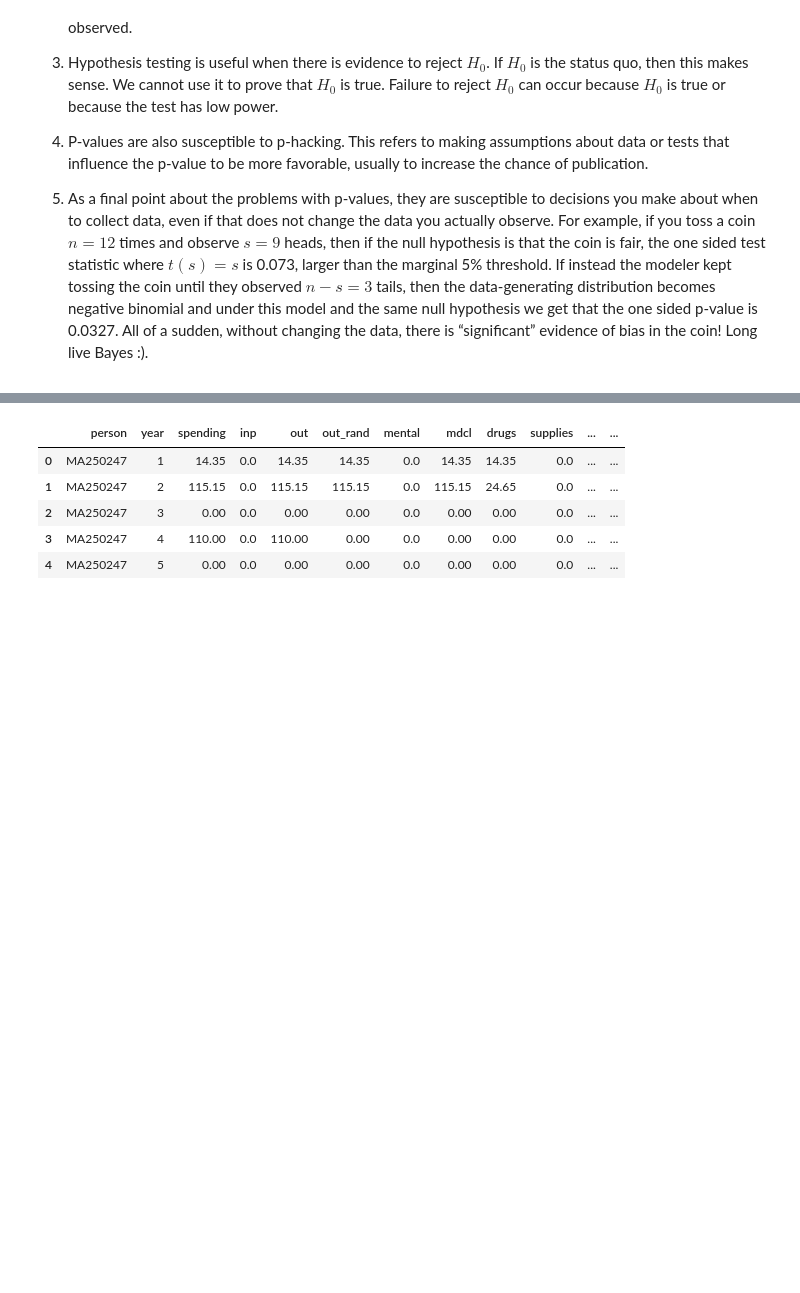
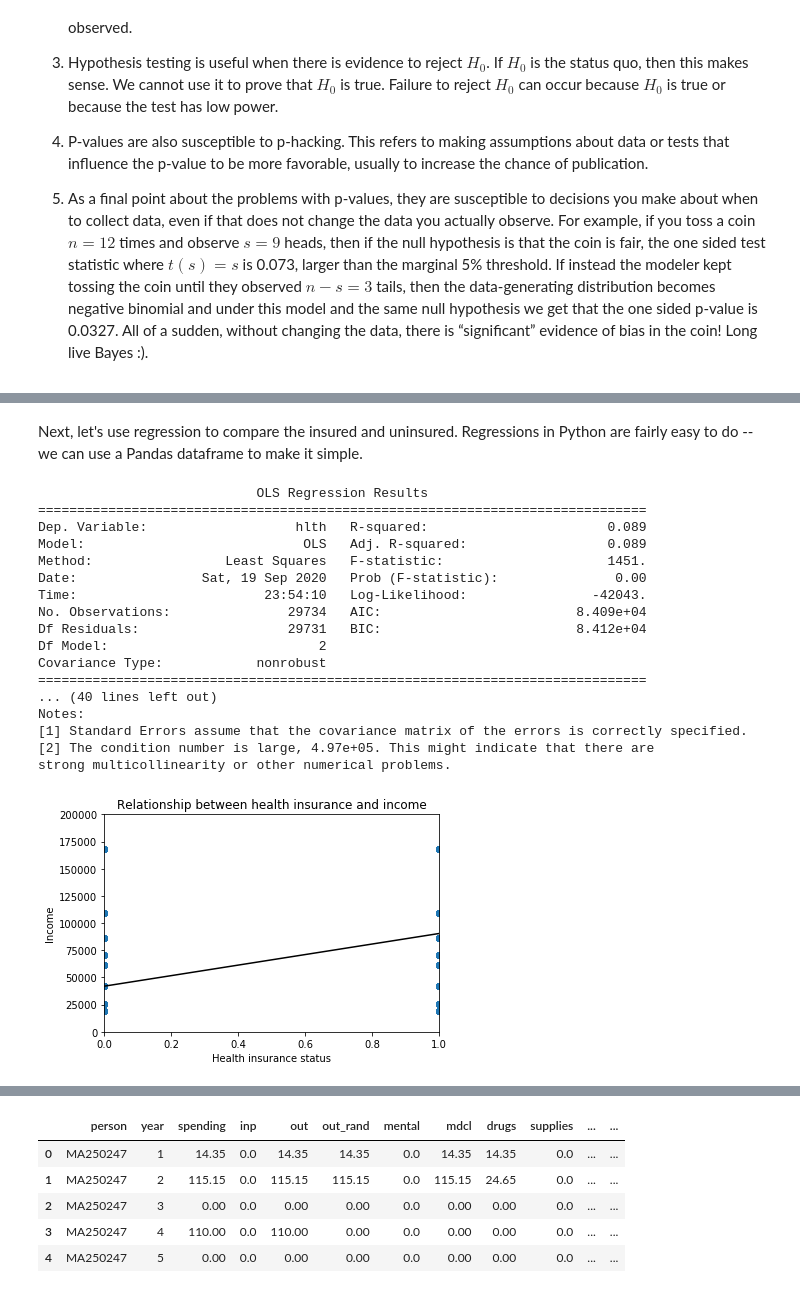
Before and after one commit to HarvardOpenData/Bootcamp-Statistics, a Jupyter notebook: Statistics_Bootcamp_Solutions.ipynb, the cells around one changed output, grey strips where cells are left out. Saved outputs shown, nothing was run; the diff lists cells and outputs as text; code cells hidden in the pictures; blank space fills up the shorter version.

```diff
--- a/Statistics_Bootcamp_Solutions.ipynb
+++ b/Statistics_Bootcamp_Solutions.ipynb
@@ -346,0 +319,5 @@ The first question to be answered when thinking about causal effects is thus alw
+# %%
+import pandas as pd
+
+nhis = pd.read_csv("NHIS2009_clean.csv")
+nhis.head()
@@ -347,2 +332,70 @@ The first question to be answered when thinking about causal effects is thus alw
+# %% [markdown]
+Next, let's use regression to compare the insured and uninsured. Regressions in Python are fairly easy to do -- we can use a Pandas dataframe to make it simple.
+# %%
+import statsmodels.api as sm
+
+# we need to add a column of 1s to our dataset to give us a "constant"
+nhis['const'] = 1
+# endog is our outcome variable -- here, it's health
+# exog is our X -- here, insurance status
+reg1 = sm.OLS(endog=nhis['hlth'], exog=nhis[['const', 'hi', 'age']], \
+    missing='drop')
+# next we need to fit our results
+results = reg1.fit()
+# finally, summarize:
+print(results.summary())
+
+## adding in controls shows our result seems to be fairly robust:
+reg2 = sm.OLS(endog=nhis['hlth'], exog=nhis[['const', 'hi', 'age', 'inc', 'empl']], \
+    missing='drop')
+# next we need to fit our results
+results2 = reg2.fit()
+# finally, summarize:
+print(results2.summary())
+
+## We can fit a line to points on a graph.
+## Let's do that to look at income and health insurance:
+# Dropping NA's is required to use numpy's polyfit
+nhis_subset = nhis.dropna(subset=['inc', 'hi'])
+
+X = nhis_subset['hi']
+y = nhis_subset['inc']
+
+# add markers
+fig, ax = plt.subplots()
+ax.scatter(X, y, marker='o')
+
+# Fit a linear trend line
+ax.plot(np.unique(X),
+         np.poly1d(np.polyfit(X, y, 1))(np.unique(X)),
+         color='black')
+
+# hi is a binary from 0 to 1
+ax.set_xlim([0,1])
+# health can range from zero to 5
+ax.set_ylim([0,200000])
+ax.set_xlabel('Health insurance status')
+ax.set_ylabel('Income')
+ax.set_title('Relationship between health insurance and income')
+plt.show()
+# %% [output]
+                            OLS Regression Results
+==============================================================================
+Dep. Variable:                   hlth   R-squared:                       0.089
+Model:                            OLS   Adj. R-squared:                  0.089
+Method:                 Least Squares   F-statistic:                     1451.
+Date:                Sat, 19 Sep 2020   Prob (F-statistic):               0.00
+Time:                        23:54:10   Log-Likelihood:                -42043.
+No. Observations:               29734   AIC:                         8.409e+04
+Df Residuals:                   29731   BIC:                         8.412e+04
+Df Model:                           2
+Covariance Type:            nonrobust
+==============================================================================
+... (40 lines left out)
+Notes:
+[1] Standard Errors assume that the covariance matrix of the errors is correctly specified.
+[2] The condition number is large, 4.97e+05. This might indicate that there are
+strong multicollinearity or other numerical problems.
+[figure, added]
 # %% [markdown]
 ## The RAND Health Insurance Experiment
```
Also changed, not shown: parts of 53 cells of this notebook, 1 other file.
